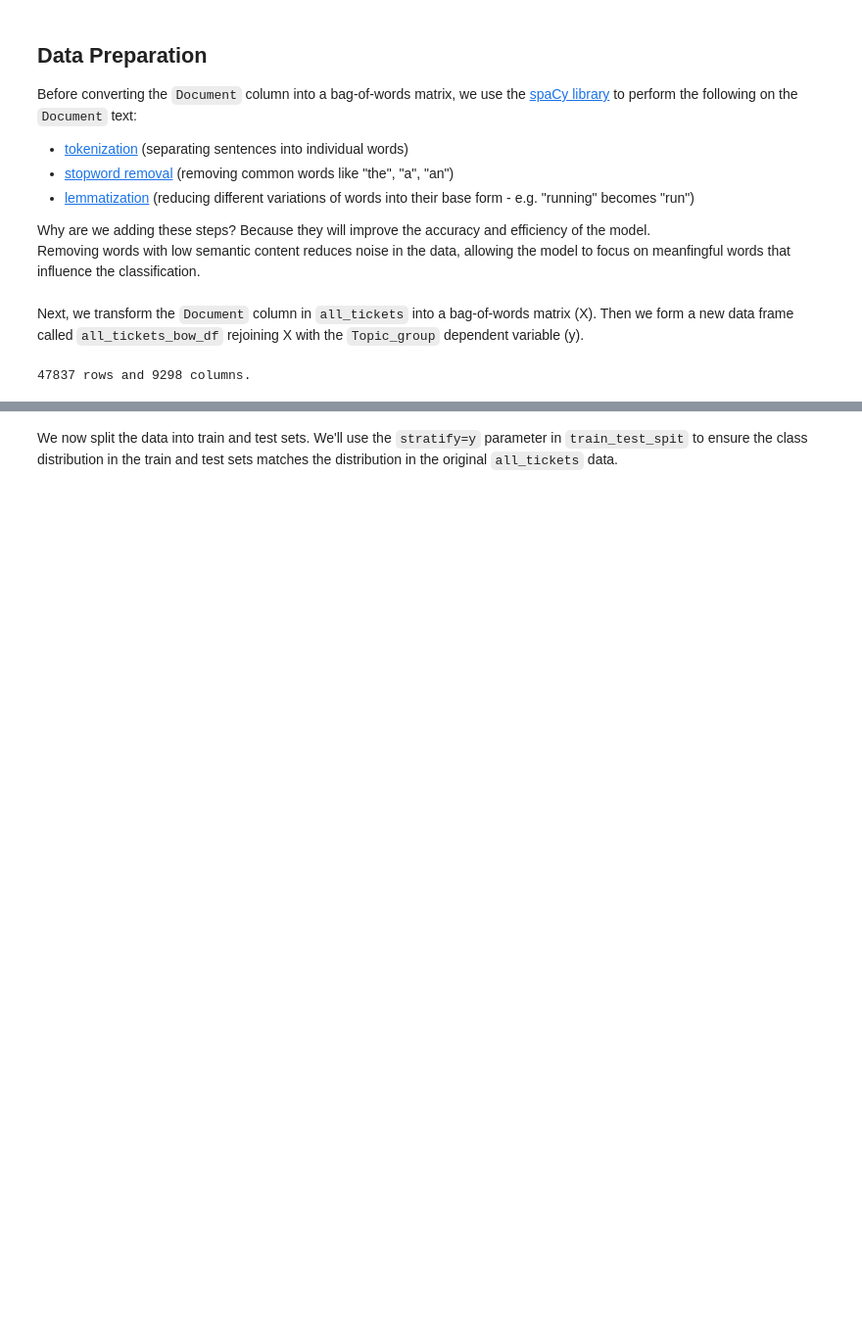
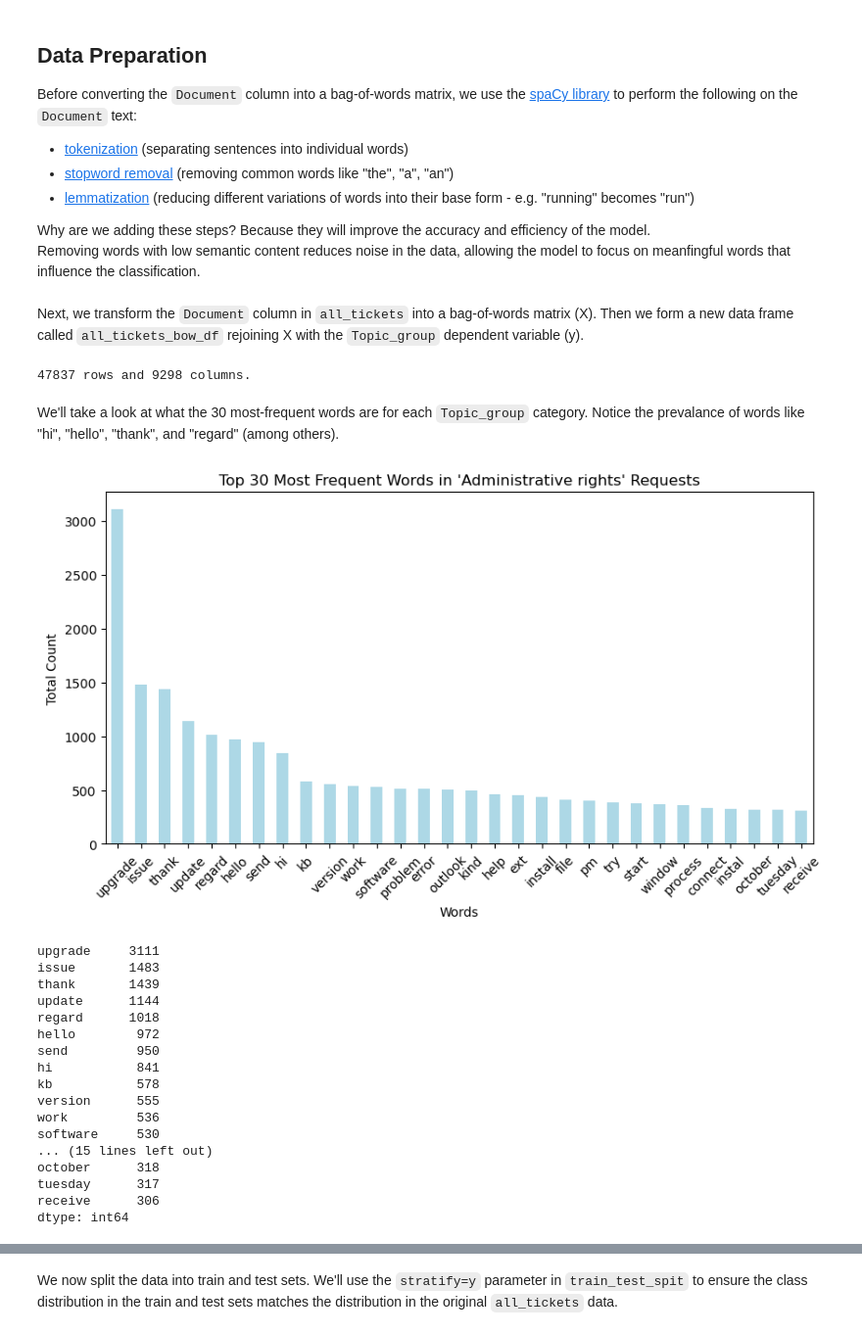
Before and after one commit to PaulHBartley/DTSA-5509, a Jupyter notebook: DTSA-5509_final_project.ipynb, the cells around one changed output, grey strips where cells are left out. Shown at 98% size. Cells and saved outputs as stored; diff of their text form; code cells hidden in the pictures; blank space fills up the shorter version.

```diff
--- a/DTSA-5509_final_project.ipynb
+++ b/DTSA-5509_final_project.ipynb
@@ -123,3 +123,40 @@ all_tickets_bow_df = pd.concat([X, y.reset_index(drop=True)], axis=1)
 print(f"\n{all_tickets_bow_df.shape[0]} rows and {all_tickets_bow_df.shape[1]} columns.\n")
 # %% [output]
 47837 rows and 9298 columns.
+# %% [markdown]
+We'll take a look at what the 30 most-frequent words are for each `Topic_group` category. Notice the prevalance of words like "hi", "hello", "thank", and "regard" (among others).
+# %%
+all_tickets_bow_df_Administrative_rights = all_tickets_bow_df[all_tickets_bow_df["Topic_group"] == "Administrative rights"]
+word_counts = all_tickets_bow_df_Administrative_rights.drop(columns=["Topic_group"]).sum()
+top_10_words = word_counts.sort_values(ascending=False).head(30)
+
+import matplotlib.pyplot as plt
+
+plt.figure(figsize=(10, 5))
+top_10_words.plot(kind="bar", color="lightblue")
+plt.xlabel("Words")
+plt.ylabel("Total Count")
+plt.title("Top 30 Most Frequent Words in 'Administrative rights' Requests")
+plt.xticks(rotation=45)
+plt.show()
+
+print(top_10_words)
+# %% [output]
+[figure, added]
+upgrade     3111
+issue       1483
+thank       1439
+update      1144
+regard      1018
+hello        972
+send         950
+hi           841
+kb           578
+version      555
+work         536
+software     530
+... (15 lines left out)
+october      318
+tuesday      317
+receive      306
+dtype: int64
```
Also changed, not shown: parts of 18 cells of this notebook.
